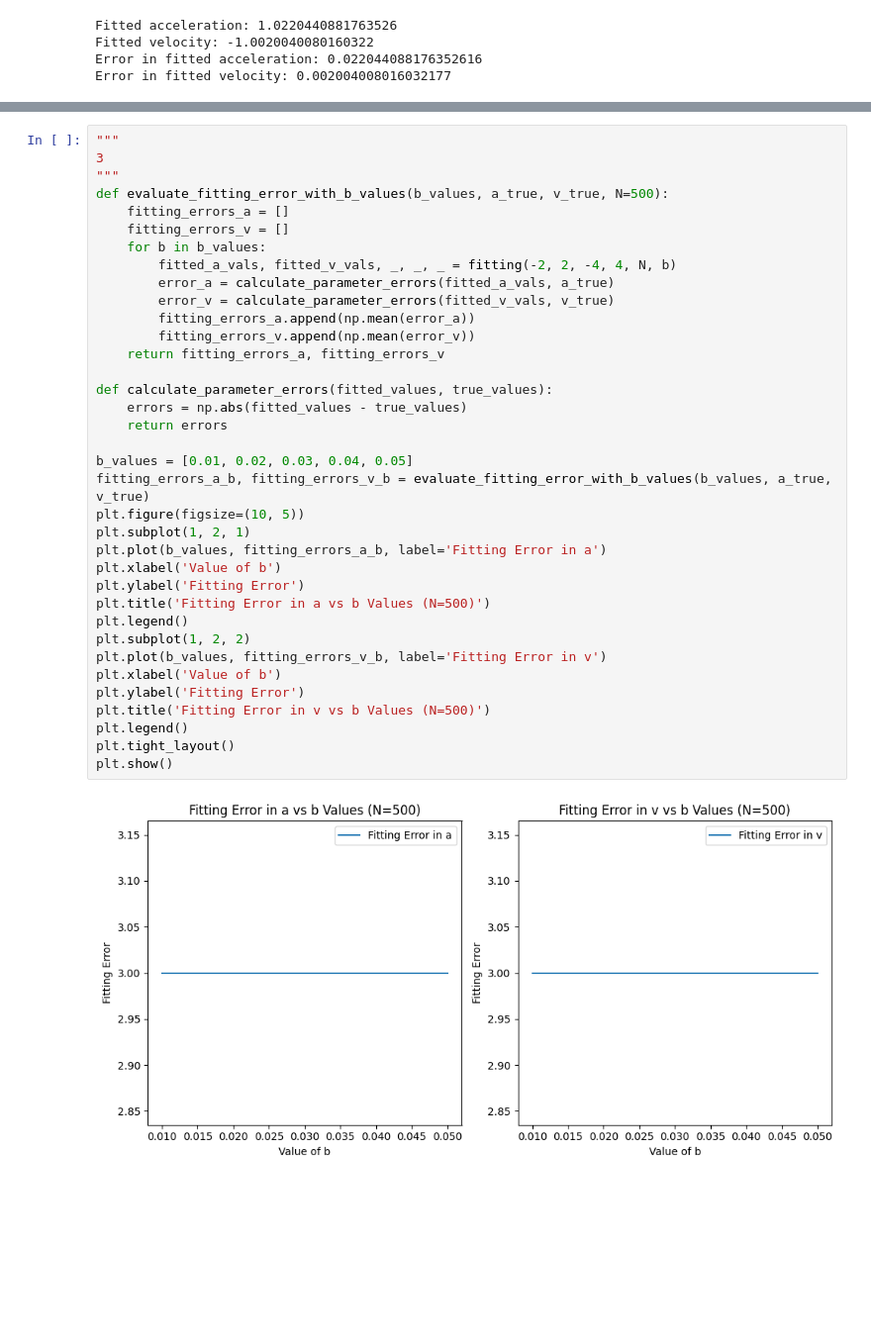
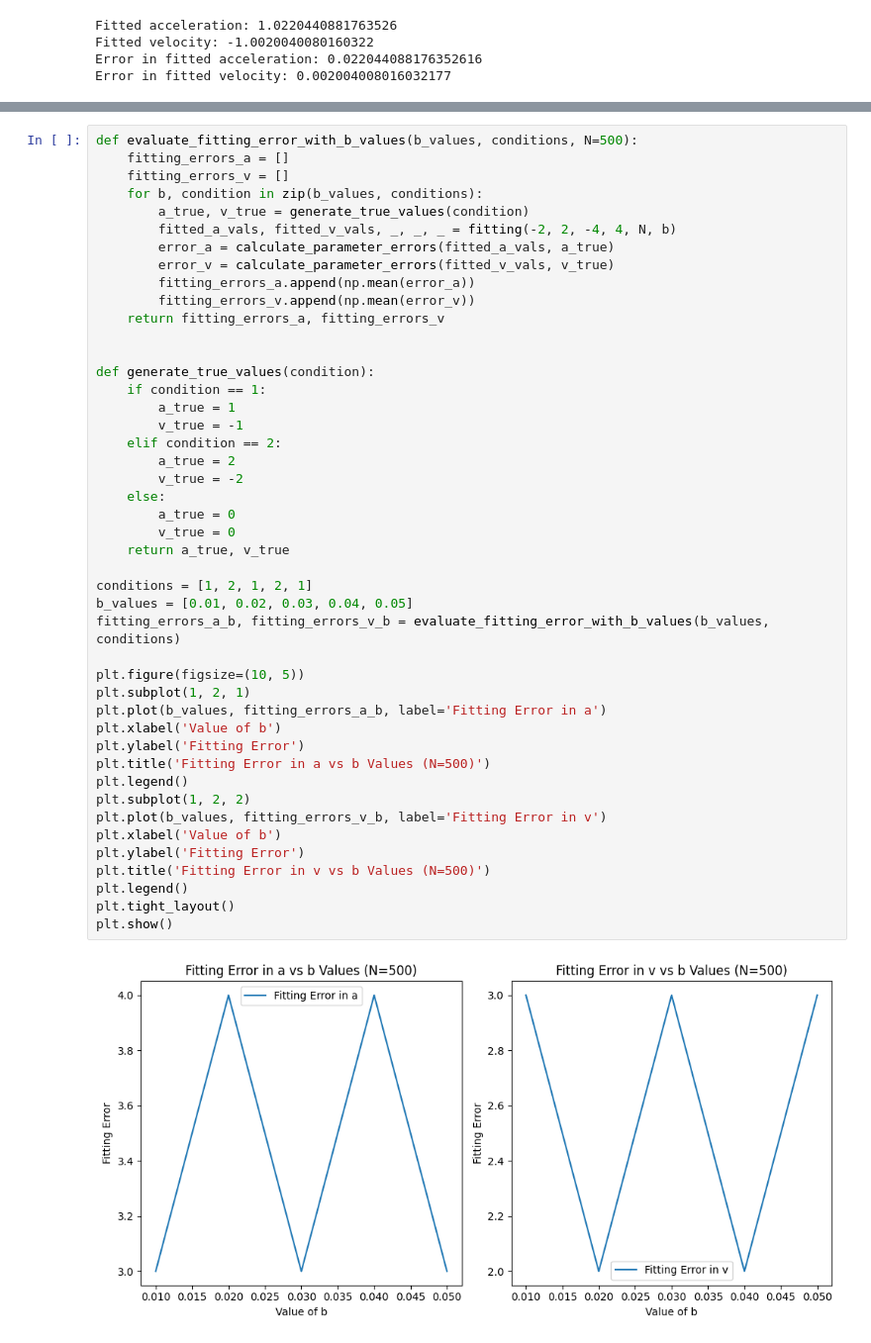
Before and after one commit to bblitz1/practice_codes, a Jupyter notebook: polynomial_fit/work_practice.ipynb, the cells around one changed output, grey strips where cells are left out. Shown at 99% size. Saved outputs shown, nothing was run; the diff lists cells and outputs as text; blank space fills up the shorter version.

Commit message:
fixed task 3 error

```diff
--- a/polynomial_fit/work_practice.ipynb
+++ b/polynomial_fit/work_practice.ipynb
@@ -266,40 +263,49 @@ plt.show()
 # %% [output]
 [figure]
 # %%
-"""
-3
-"""
-def evaluate_fitting_error_with_b_values(b_values, a_true, v_true, N=500):
+def evaluate_fitting_error_with_b_values(b_values, conditions, N=500):
     fitting_errors_a = []
     fitting_errors_v = []
-    for b in b_values:
+    for b, condition in zip(b_values, conditions):
+        a_true, v_true = generate_true_values(condition)
         fitted_a_vals, fitted_v_vals, _, _, _ = fitting(-2, 2, -4, 4, N, b)
         error_a = calculate_parameter_errors(fitted_a_vals, a_true)
         error_v = calculate_parameter_errors(fitted_v_vals, v_true)
         fitting_errors_a.append(np.mean(error_a))
         fitting_errors_v.append(np.mean(error_v))
     return fitting_errors_a, fitting_errors_v
 
-def calculate_parameter_errors(fitted_values, true_values):
-    errors = np.abs(fitted_values - true_values)
-    return errors
 
+def generate_true_values(condition):
+    if condition == 1:
+        a_true = 1
+        v_true = -1
+    elif condition == 2:
+        a_true = 2
+        v_true = -2
+    else:
+        a_true = 0
+        v_true = 0
+    return a_true, v_true
+
+conditions = [1, 2, 1, 2, 1]
 b_values = [0.01, 0.02, 0.03, 0.04, 0.05]
-fitting_errors_a_b, fitting_errors_v_b = evaluate_fitting_error_with_b_values(b_values, a_true, v_true)
+fitting_errors_a_b, fitting_errors_v_b = evaluate_fitting_error_with_b_values(b_values, conditions)
+
 plt.figure(figsize=(10, 5))
 plt.subplot(1, 2, 1)
 plt.plot(b_values, fitting_errors_a_b, label='Fitting Error in a')
 plt.xlabel('Value of b')
 plt.ylabel('Fitting Error')
 plt.title('Fitting Error in a vs b Values (N=500)')
 plt.legend()
 plt.subplot(1, 2, 2)
 plt.plot(b_values, fitting_errors_v_b, label='Fitting Error in v')
 plt.xlabel('Value of b')
 plt.ylabel('Fitting Error')
 plt.title('Fitting Error in v vs b Values (N=500)')
 plt.legend()
 plt.tight_layout()
 plt.show()
 # %% [output]
-[figure, old version]
+[figure, new version]
```
Also changed, not shown: parts of 1 cell of this notebook.
